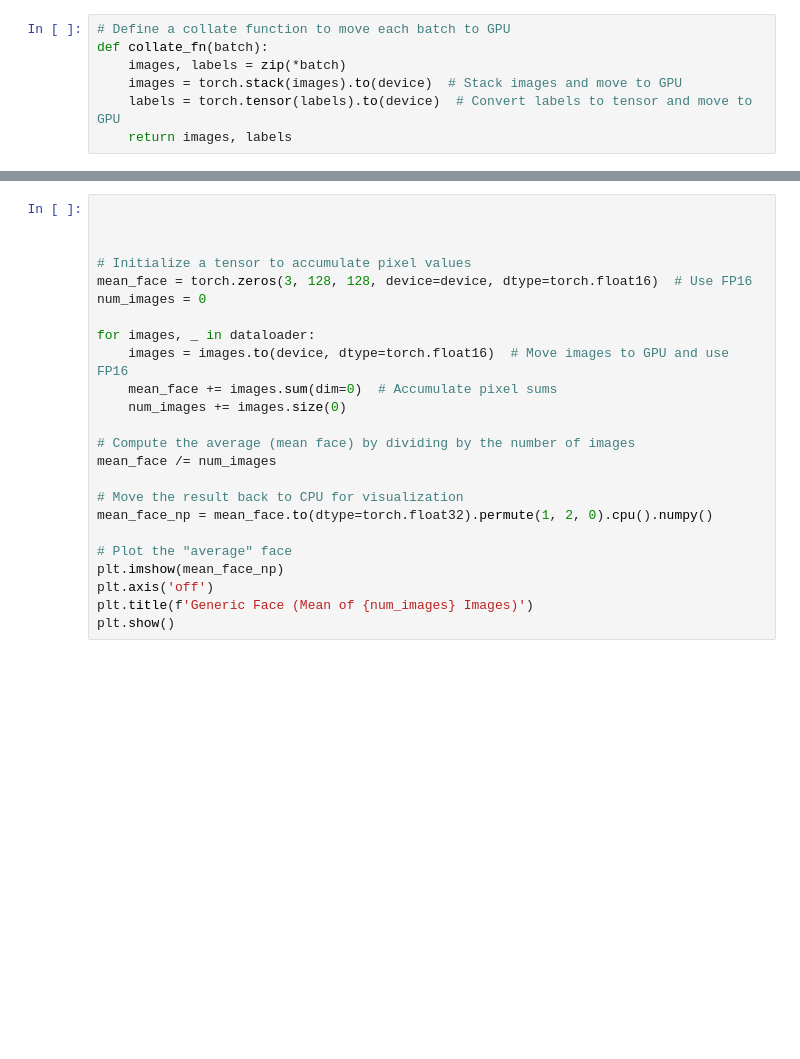
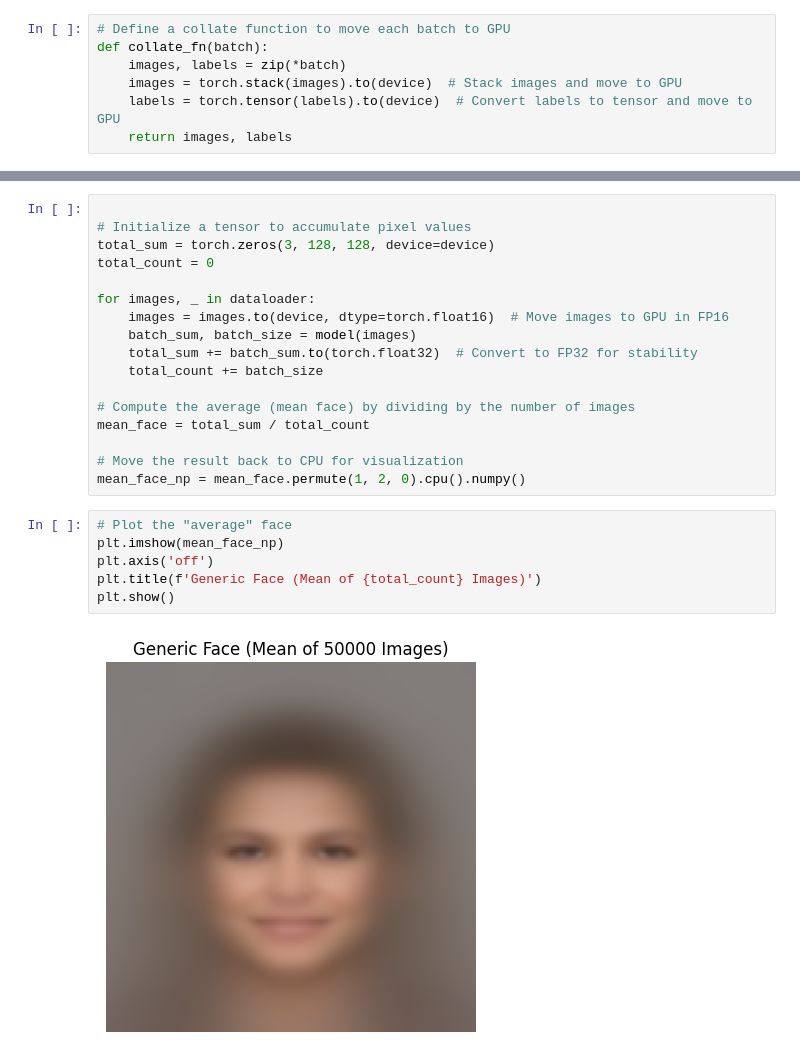
Before and after one commit to Lnguyen1996/CSE640Project, a Jupyter notebook: celeb_face.ipynb, the cells around one changed output, grey strips where cells are left out. Saved outputs shown, nothing was run; the diff lists cells and outputs as text; blank space fills up the shorter version.

```diff
--- a/celeb_face.ipynb
+++ b/celeb_face.ipynb
@@ -43,24 +118,25 @@ dataloader = DataLoader(subset, batch_size=batch_size, shuffle=False, collate_fn
 # %%
 
-
-
 # Initialize a tensor to accumulate pixel values
-mean_face = torch.zeros(3, 128, 128, device=device, dtype=torch.float16)  # Use FP16
-num_images = 0
+total_sum = torch.zeros(3, 128, 128, device=device)
+total_count = 0
 
 for images, _ in dataloader:
-    images = images.to(device, dtype=torch.float16)  # Move images to GPU and use FP16
-    mean_face += images.sum(dim=0)  # Accumulate pixel sums
-    num_images += images.size(0)
+    images = images.to(device, dtype=torch.float16)  # Move images to GPU in FP16
+    batch_sum, batch_size = model(images)
+    total_sum += batch_sum.to(torch.float32)  # Convert to FP32 for stability
+    total_count += batch_size
 
 # Compute the average (mean face) by dividing by the number of images
-mean_face /= num_images
+mean_face = total_sum / total_count
 
 # Move the result back to CPU for visualization
-mean_face_np = mean_face.to(dtype=torch.float32).permute(1, 2, 0).cpu().numpy()
-
-# Plot the "average" face
-plt.imshow(mean_face_np)
-plt.axis('off')
-plt.title(f'Generic Face (Mean of {num_images} Images)')
-plt.show()
+mean_face_np = mean_face.permute(1, 2, 0).cpu().numpy()
+# %%
+# Plot the "average" face
+plt.imshow(mean_face_np)
+plt.axis('off')
+plt.title(f'Generic Face (Mean of {total_count} Images)')
+plt.show()
+# %% [output]
+[figure, added]
```
Also changed, not shown: parts of 10 cells of this notebook.
